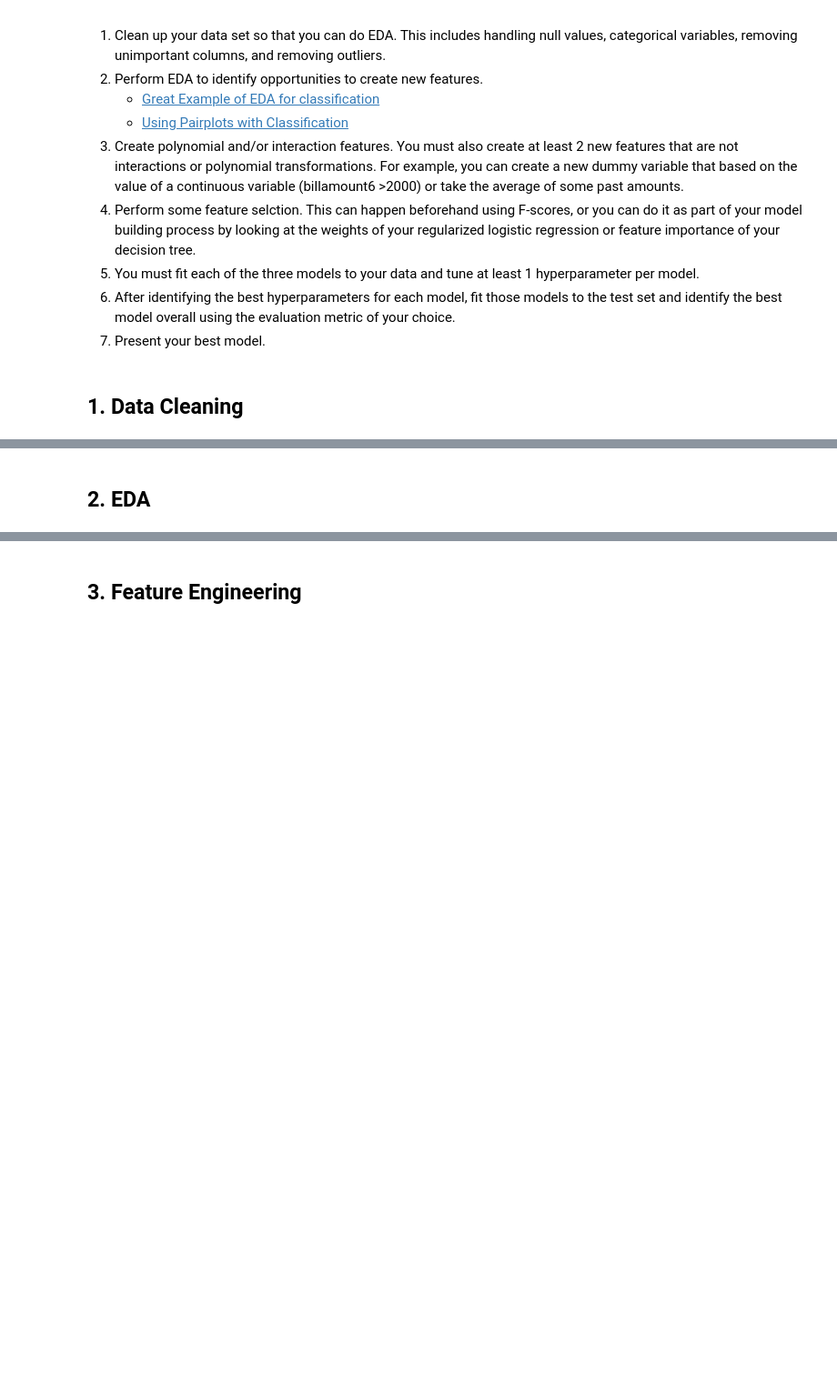
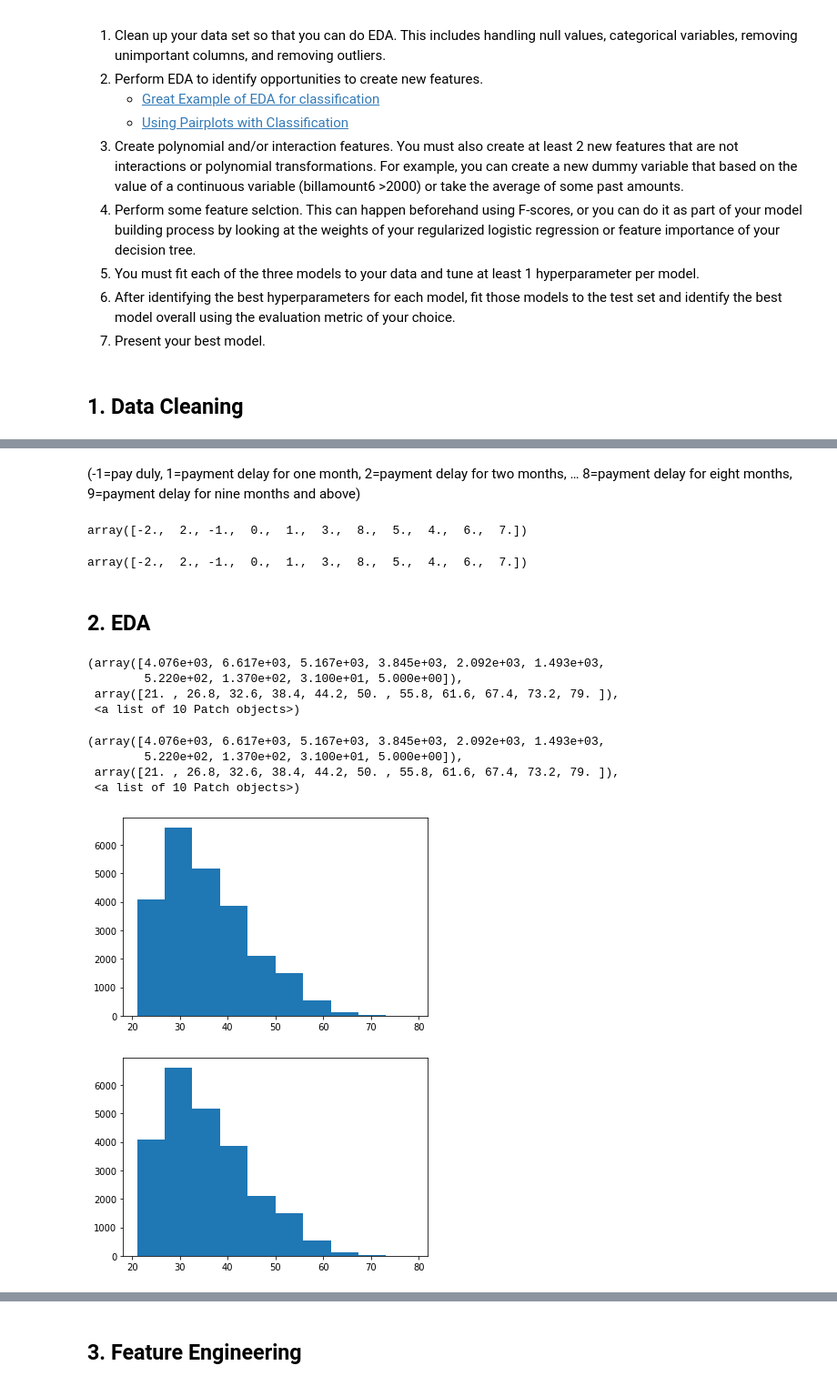
Before and after one commit to k0marrr1/nyc-mhtn-ds-010620-lectures, a Jupyter notebook: week-9/classification-assessment/classification-assessmentREAL.ipynb, the cells around one changed output, grey strips where cells are left out. Shown at 91% size. Saved outputs shown, nothing was run; the diff lists cells and outputs as text; code cells hidden in the pictures; blank space fills up the shorter version.

```diff
--- a/week-9/classification-assessment/classification-assessmentREAL.ipynb
+++ b/week-9/classification-assessment/classification-assessmentREAL.ipynb
@@ -139,4 +180,2 @@ NameError: name 'np' is not defined
-# %%
-df.drop(columns = 'ID', inplace = True)
 # %%
 df['PAY_6'].value_counts()
@@ -155,6 +258,24 @@ df.rename(columns = {'default payment next month': 'DEFAULT_PAY'}, inplace=True)
+# %% [markdown]
+(-1=pay duly, 1=payment delay for one month, 2=payment delay for two months, … 8=payment delay for eight months, 9=payment delay for nine months and above)
+# %%
+df.PAY_1.unique()
+# %% [output]
+array([-2.,  2., -1.,  0.,  1.,  3.,  8.,  5.,  4.,  6.,  7.])
+array([-2.,  2., -1.,  0.,  1.,  3.,  8.,  5.,  4.,  6.,  7.])
 # %% [markdown]
 ## 2. EDA
 # %%
-plt.hist(df['AGE'], bins = )
+plt.hist(df['AGE'])
+# %% [output]
+(array([4.076e+03, 6.617e+03, 5.167e+03, 3.845e+03, 2.092e+03, 1.493e+03,
+        5.220e+02, 1.370e+02, 3.100e+01, 5.000e+00]),
+ array([21. , 26.8, 32.6, 38.4, 44.2, 50. , 55.8, 61.6, 67.4, 73.2, 79. ]),
+ <a list of 10 Patch objects>)
+(array([4.076e+03, 6.617e+03, 5.167e+03, 3.845e+03, 2.092e+03, 1.493e+03,
+        5.220e+02, 1.370e+02, 3.100e+01, 5.000e+00]),
+ array([21. , 26.8, 32.6, 38.4, 44.2, 50. , 55.8, 61.6, 67.4, 73.2, 79. ]),
+ <a list of 10 Patch objects>)
+[figure, added]
+[figure, added]
 # %%
 df['AGE'].describe()
```
Also changed, not shown: parts of 59 cells of this notebook.
